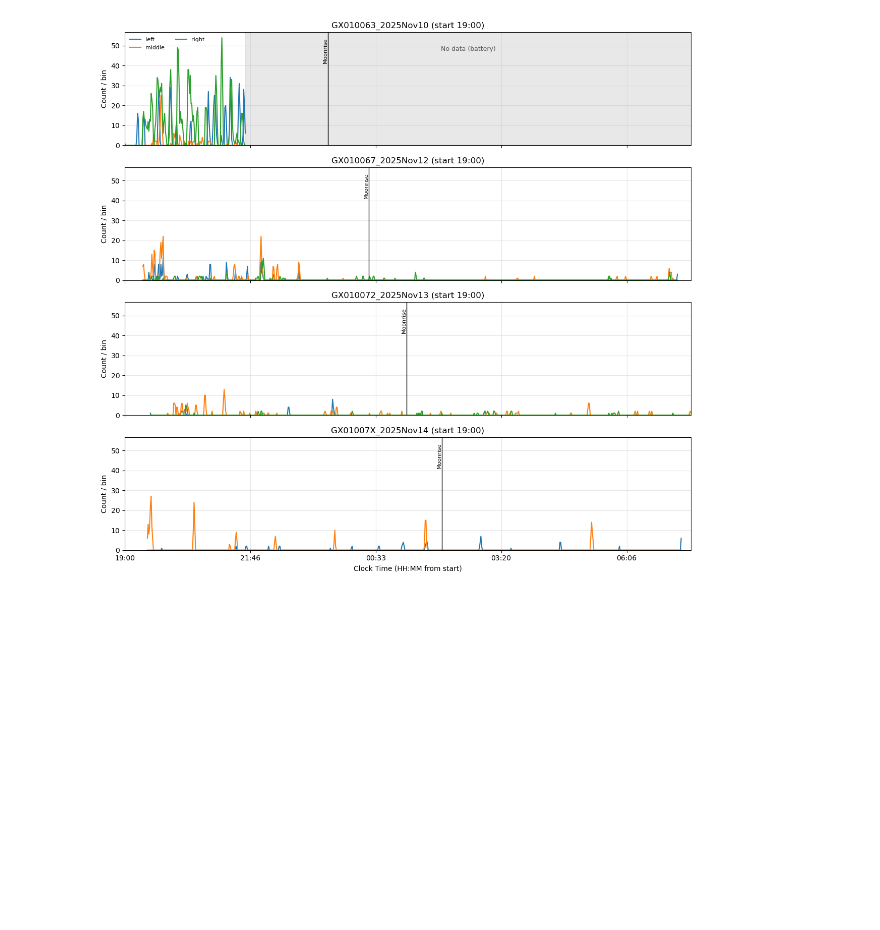
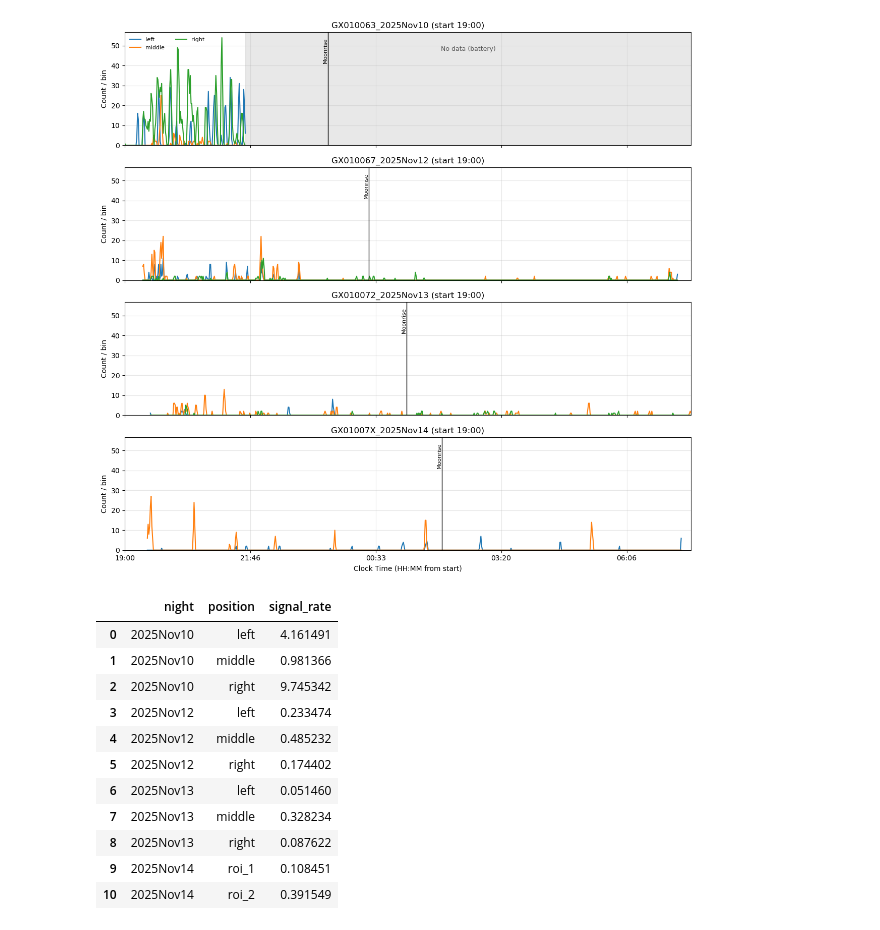
Before and after one commit to ucsb-oakley-lab/signal_respirometry, a Jupyter notebook: notebooks/05_all_videos_comparison.ipynb, the cells around one changed output. Cells and saved outputs as stored; diff of their text form; code cells hidden in the pictures; blank space fills up the shorter version.

```diff
--- a/notebooks/05_all_videos_comparison.ipynb
+++ b/notebooks/05_all_videos_comparison.ipynb
@@ -214,3 +214,44 @@ plt.show()
 # %% [output]
 Saved stacked comparison figure to /Users/oakley/Documents/GitHub/signal_respirometry/figures/multi_video_comparison_bins_60s.png
 [figure]
+# %%
+# --- Compute average signaling rate per position for each night/video ---
+
+# Prepare results list
+signal_rate_rows = []
+
+for stem in videos:
+    # Extract night/date from video stem (customize as needed)
+    # Example: 'GX010063_2025Nov10' -> '2025Nov10'
+    night = stem.split('_')[-1]
+    pivot = all_counts[stem]
+    if pivot.empty:
+        continue
+    # For each region/position (excluding 'outside' if present)
+    for position in pivot.columns:
+        if position.lower() == 'outside':
+            continue
+        # Average count per time bin (signal rate per bin)
+        avg_rate = pivot[position].mean()
+        signal_rate_rows.append({
+            'night': night,
+            'position': position,
+            'signal_rate': avg_rate
+        })
+
+# Create DataFrame
+signal_rate_df = pd.DataFrame(signal_rate_rows)
+display(signal_rate_df)
+# %% [output]
+|  | night | position | signal_rate |
+| 0 | 2025Nov10 | left | 4.161491 |
+| 1 | 2025Nov10 | middle | 0.981366 |
+| 2 | 2025Nov10 | right | 9.745342 |
+| 3 | 2025Nov12 | left | 0.233474 |
+| 4 | 2025Nov12 | middle | 0.485232 |
+| 5 | 2025Nov12 | right | 0.174402 |
+| 6 | 2025Nov13 | left | 0.051460 |
+| 7 | 2025Nov13 | middle | 0.328234 |
+| 8 | 2025Nov13 | right | 0.087622 |
+| 9 | 2025Nov14 | roi_1 | 0.108451 |
+| 10 | 2025Nov14 | roi_2 | 0.391549 |
```
Also changed, not shown: parts of 1 cell of this notebook, 10 other files.
